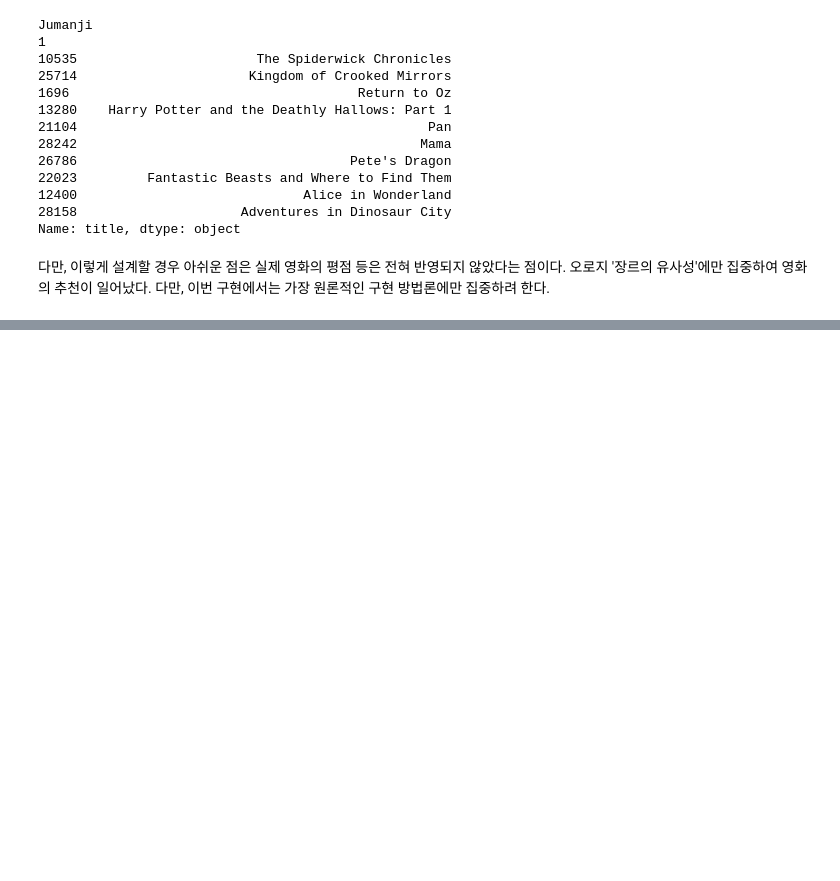
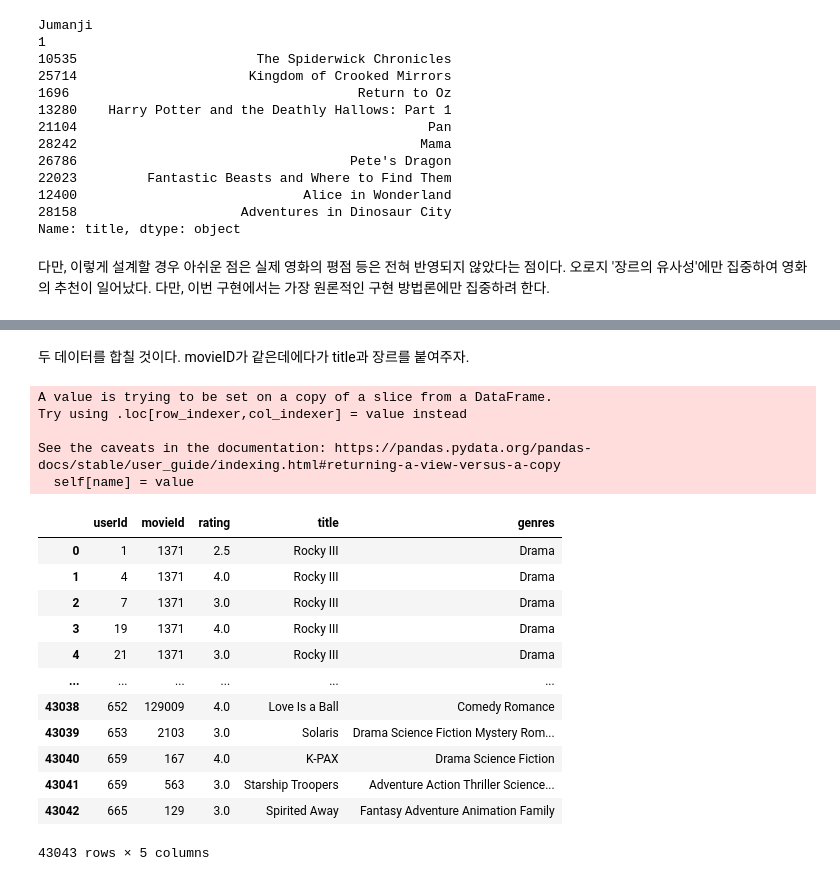
Before and after one commit to SeongwonTak/RecommenderSystem, a Jupyter notebook: Basic_code_Recom_System.ipynb, the cells around one changed output, grey strips where cells are left out. Saved outputs shown, nothing was run; the diff lists cells and outputs as text; code cells hidden in the pictures; blank space fills up the shorter version.

Commit message:
Colaboratory를 통해 생성됨

```diff
--- a/Basic_code_Recom_System.ipynb
+++ b/Basic_code_Recom_System.ipynb
@@ -370,0 +371,3 @@ Matrix Factorization 이전에,
+# %%
+# Step 0. 데이터를 불러온다.
+movie_ratings = pd.read_csv('/content/drive/MyDrive/Colab Notebooks/RecoExample/ratings_small.csv')
@@ -370,0 +428,26 @@ Matrix Factorization 이전에,
+# %% [markdown]
+두 데이터를 합칠 것이다. movieID가 같은데에다가 title과 장르를 붙여주자.
+# %%
+movie_ratings.movieId = movie_ratings.movieId.astype('int')
+movie_data_cut.movieId = movie_data_cut.movieId.astype('int')
+user_movie_rating = pd.merge(movie_ratings, movie_data_cut, on = 'movieId')
+user_movie_rating
+# %% [output]
+A value is trying to be set on a copy of a slice from a DataFrame.
+Try using .loc[row_indexer,col_indexer] = value instead
+
+See the caveats in the documentation: https://pandas.pydata.org/pandas-docs/stable/user_guide/indexing.html#returning-a-view-versus-a-copy
+  self[name] = value
+|  | userId | movieId | rating | title | genres |
+| 0 | 1 | 1371 | 2.5 | Rocky III | Drama |
+| 1 | 4 | 1371 | 4.0 | Rocky III | Drama |
+| 2 | 7 | 1371 | 3.0 | Rocky III | Drama |
+| 3 | 19 | 1371 | 4.0 | Rocky III | Drama |
+| 4 | 21 | 1371 | 3.0 | Rocky III | Drama |
+| ... | ... | ... | ... | ... | ... |
+| 43038 | 652 | 129009 | 4.0 | Love Is a Ball | Comedy Romance |
+| 43039 | 653 | 2103 | 3.0 | Solaris | Drama Science Fiction Mystery Rom... |
+| 43040 | 659 | 167 | 4.0 | K-PAX | Drama Science Fiction |
+| 43041 | 659 | 563 | 3.0 | Starship Troopers | Adventure Action Thriller Science... |
+| 43042 | 665 | 129 | 3.0 | Spirited Away | Fantasy Adventure Animation Family |
+43043 rows × 5 columns
```
Also changed, not shown: parts of 21 cells of this notebook.
